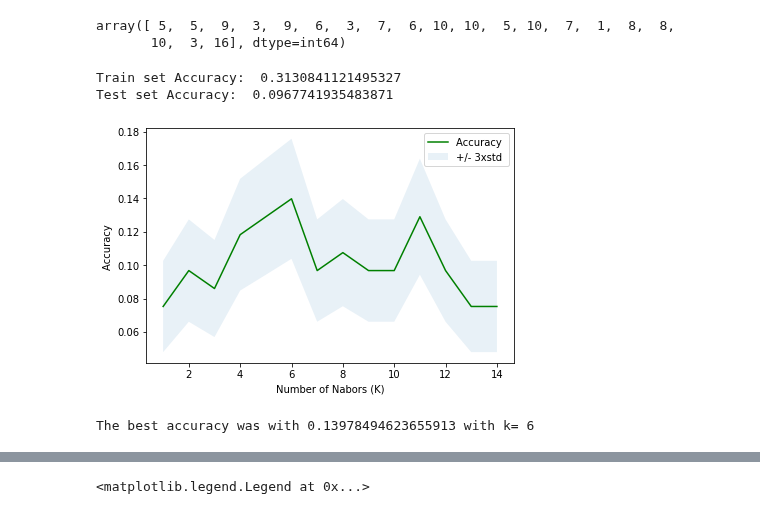
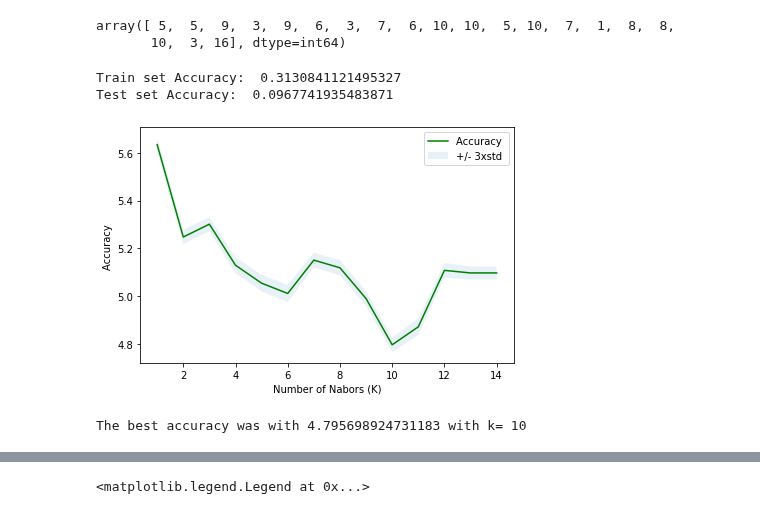
Before and after one commit to michalmullen/machine-learning, a Jupyter notebook: notebooks/coffeeShopAD.ipynb, the cells around one changed output, grey strips where cells are left out. Saved outputs shown, nothing was run; the diff lists cells and outputs as text; code cells hidden in the pictures.

Commit message:
fix knn find best k graph

```diff
--- a/notebooks/coffeeShopAD.ipynb
+++ b/notebooks/coffeeShopAD.ipynb
@@ -164,32 +177,32 @@ array([ 5,  5,  9,  3,  9,  6,  3,  7,  6, 10, 10,  5, 10,  7,  1,  8,  8,
 # %%
 from sklearn import metrics
 print("Train set Accuracy: ", metrics.accuracy_score(y_train, neigh.predict(X_train)))
 print("Test set Accuracy: ", metrics.accuracy_score(y_test, yhat1))
 Ks = 15
 mean_acc = np.zeros((Ks-1))
 std_acc = np.zeros((Ks-1))
 ConfustionMx = [];
 for n in range(1,Ks):
 
     #Train Model and Predict
     neigh = KNeighborsClassifier(n_neighbors = n).fit(X_train,y_train)
     yhat1=neigh.predict(X_test)
-    mean_acc[n-1] = metrics.accuracy_score(y_test, yhat1)
+    mean_acc[n-1] = mean_absolute_error(y_test.values, yhat1)
 
 
     std_acc[n-1]=np.std(yhat1==y_test)/np.sqrt(yhat1.shape[0])
 
 mean_acc
 plt.plot(range(1,Ks),mean_acc,'g')
 plt.fill_between(range(1,Ks),mean_acc - 1 * std_acc,mean_acc + 1 * std_acc, alpha=0.10)
 plt.legend(('Accuracy ', '+/- 3xstd'))
 plt.ylabel('Accuracy ')
 plt.xlabel('Number of Nabors (K)')
 plt.tight_layout()
 plt.show()
-print( "The best accuracy was with", mean_acc.max(), "with k=", mean_acc.argmax()+1)
+print( "The best accuracy was with", mean_acc.min(), "with k=", mean_acc.argmin()+1)
 # %% [output]
 Train set Accuracy:  0.3130841121495327
 Test set Accuracy:  0.0967741935483871
-[figure, old version]
+[figure, new version]
-The best accuracy was with 0.13978494623655913 with k= 6
+The best accuracy was with 4.795698924731183 with k= 10
```
Also changed, not shown: parts of 3 cells of this notebook.
